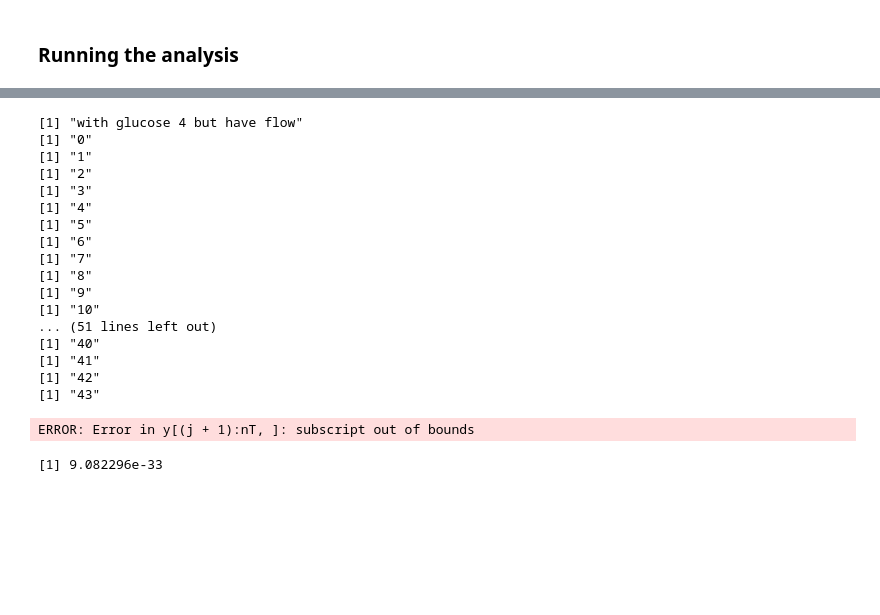
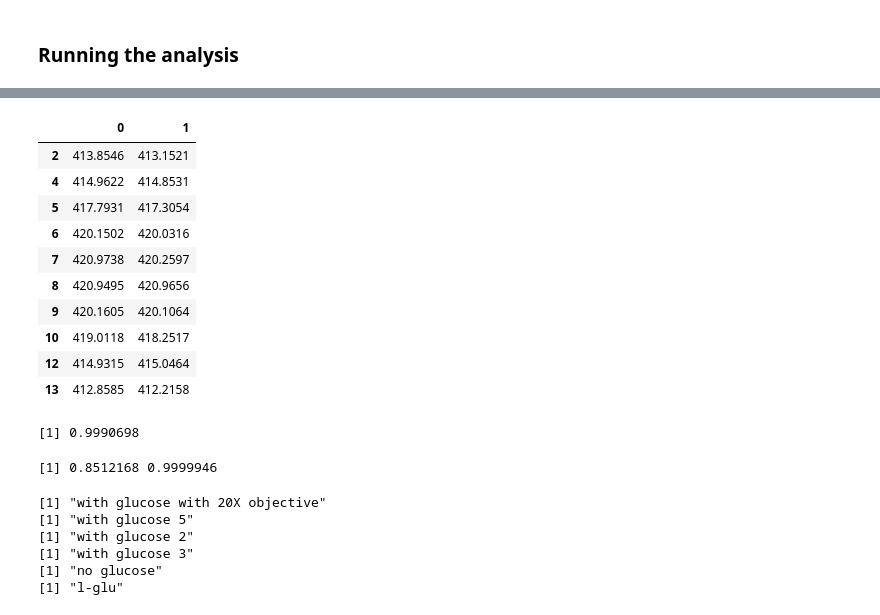
Before and after one commit to henripal/enzyme-focusing, a Jupyter notebook: rev_notebooks/trajectory_stats.ipynb, the cells around one changed output, grey strips where cells are left out. Drawn from its saved outputs; the diff is of its cells as text; code cells hidden in the pictures; blank space fills up the shorter version.

```diff
--- a/rev_notebooks/trajectory_stats.ipynb
+++ b/rev_notebooks/trajectory_stats.ipynb
@@ -121,25 +192,47 @@ ERROR: Error in eval(expr, envir, enclos): object 'y' not found
+# %%
+ispresent <- df2 %>% select(x, channel, frame)
+# %%
+to_run_df <- ispresent %>% spread(channel, x) %>% select(2:3) %>% na.omit()
+# %%
+to_run_df
+# %% [output]
+|  | 0 | 1 |
+| 2 | 413.8546 | 413.1521 |
+| 4 | 414.9622 | 414.8531 |
+| 5 | 417.7931 | 417.3054 |
+| 6 | 420.1502 | 420.0316 |
+| 7 | 420.9738 | 420.2597 |
+| 8 | 420.9495 | 420.9656 |
+| 9 | 420.1605 | 420.1064 |
+| 10 | 419.0118 | 418.2517 |
+| 12 | 414.9315 | 415.0464 |
+| 13 | 412.8585 | 412.2158 |
+# %%
+my_cor_func(to_run_df)
+# %% [output]
+[1] 0.9990698
+# %%
+r.con(cor(to_run_df)[2,1],4 ,p=.99)
+# %% [output]
+[1] 0.8512168 0.9999946
 # %%
+positive_ps <- vector()
+negative_ps <- vector()
+
 for (fn in unique(trajectories$filename)) {
     df = filter(trajectories, filename == fn)
-    print(fn)
-    print(aggregate_pvals(trajectory_p_vals(df)))
+    if(fn %in% positives) {
+        print(fn)
+        positive_ps = c(positive_ps, trajectory_p_vals(df, my_ccm_func, 1))
+    } else if (fn %in% negatives) {
+        print(fn)
+        negative_ps = c(negative_ps, trajectory_p_vals(df, my_ccm_func, 1))
+    }
 }
 # %% [output]
-[1] "with glucose 4 but have flow"
-[1] "0"
-[1] "1"
-[1] "2"
-[1] "3"
-[1] "4"
-[1] "5"
-[1] "6"
-[1] "7"
-[1] "8"
-[1] "9"
-[1] "10"
-... (51 lines left out)
-[1] "40"
-[1] "41"
-[1] "42"
-[1] "43"
+[1] "with glucose with 20X objective"
+[1] "with glucose 5"
+[1] "with glucose 2"
+[1] "with glucose 3"
+[1] "no glucose"
+[1] "l-glu"
-ERROR: Error in y[(j + 1):nT, ]: subscript out of bounds
@@ -148,4 +238,0 @@ hi <- aggregate_pvals(p_vals)
-# %%
-aggregate_pvals(c(p_vals, p_vals))
-# %% [output]
-[1] 9.082296e-33
```
Also changed, not shown: parts of 34 cells of this notebook, 25 other files.
